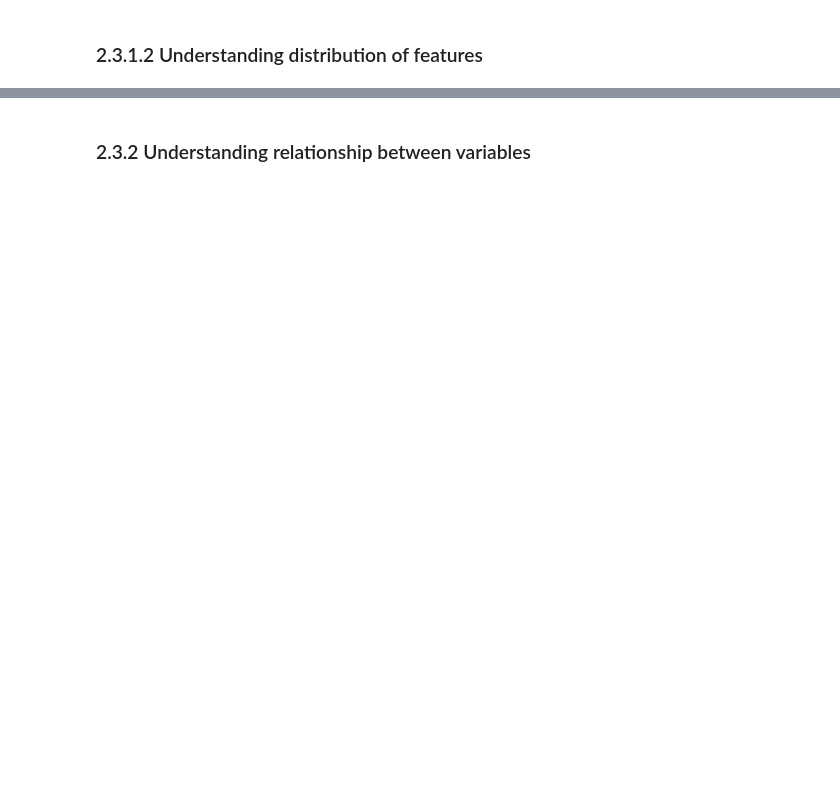
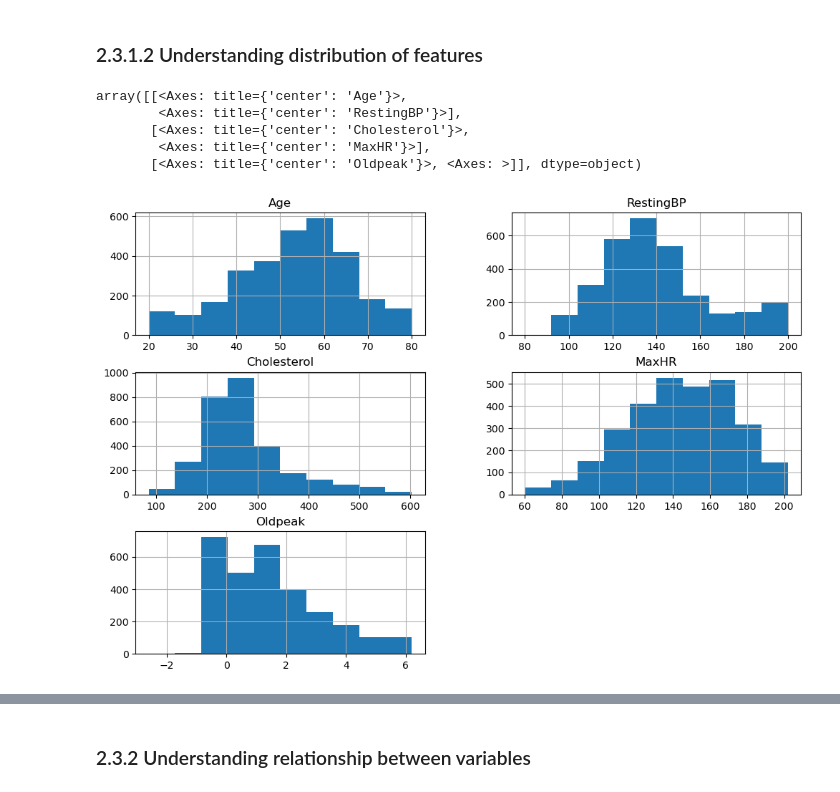
Before and after one commit to AnsonZhu8/MLDP_project, a Jupyter notebook: mldp_project_codes.ipynb, the cells around one changed output, grey strips where cells are left out. Cells and saved outputs as stored; diff of their text form; code cells hidden in the pictures; blank space fills up the shorter version.

```diff
--- a/mldp_project_codes.ipynb
+++ b/mldp_project_codes.ipynb
@@ -168,4 +187,20 @@ Cholesterol = 0: 0
 # %% [markdown]
 ### 2.3.1.2 Understanding distribution of features
 # %%
-## Understanding distribution of features
+## Understanding distribution of numerical features
+numerical = [
+    'Age',
+    'RestingBP',
+    'Cholesterol',
+    'MaxHR',
+    'Oldpeak'
+]
+
+df[numerical].hist(figsize=(12,8))
+# %% [output]
+array([[<Axes: title={'center': 'Age'}>,
+        <Axes: title={'center': 'RestingBP'}>],
+       [<Axes: title={'center': 'Cholesterol'}>,
+        <Axes: title={'center': 'MaxHR'}>],
+       [<Axes: title={'center': 'Oldpeak'}>, <Axes: >]], dtype=object)
+[figure, added]
```
Also changed, not shown: parts of 8 cells of this notebook.
